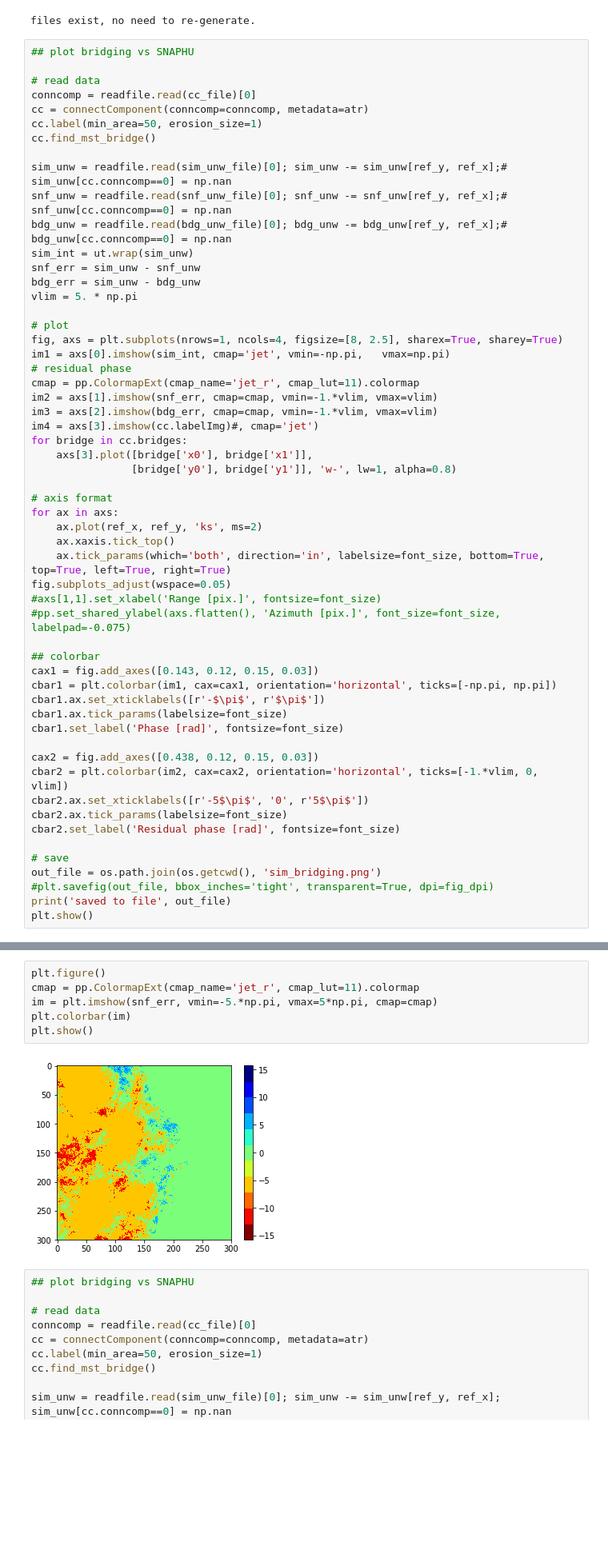
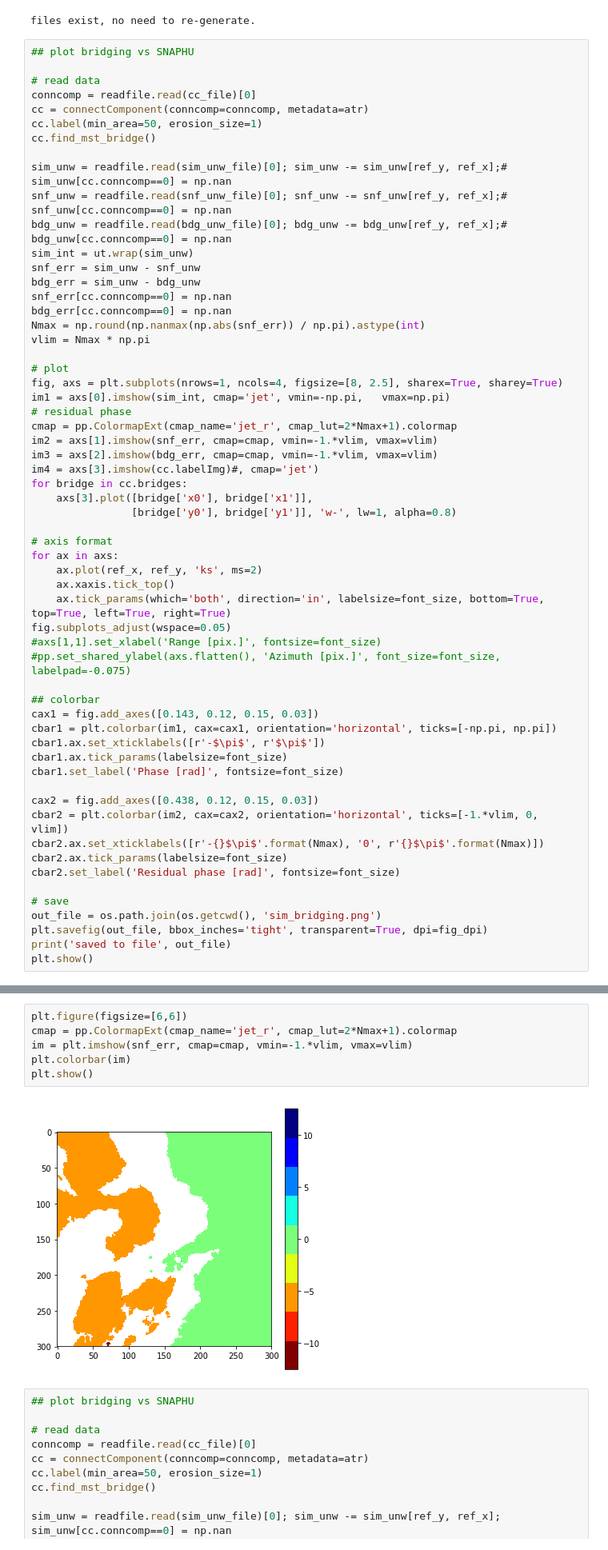
Before and after one commit to geodesymiami/Yunjun_et_al-2019-MintPy, a Jupyter notebook: Fig_02_sim_bridging.ipynb, the cells around one changed output, grey strips where cells are left out. Shown at 80% size. Cells and saved outputs as stored; diff of their text form; blank space fills up the shorter version.

```diff
--- a/Fig_02_sim_bridging.ipynb
+++ b/Fig_02_sim_bridging.ipynb
@@ -233,13 +233,16 @@ bdg_unw = readfile.read(bdg_unw_file)[0]; bdg_unw -= bdg_unw[ref_y, ref_x];# bdg
 sim_int = ut.wrap(sim_unw)
 snf_err = sim_unw - snf_unw
 bdg_err = sim_unw - bdg_unw
-vlim = 5. * np.pi
+snf_err[cc.conncomp==0] = np.nan
+bdg_err[cc.conncomp==0] = np.nan
+Nmax = np.round(np.nanmax(np.abs(snf_err)) / np.pi).astype(int)
+vlim = Nmax * np.pi
 
 # plot
 fig, axs = plt.subplots(nrows=1, ncols=4, figsize=[8, 2.5], sharex=True, sharey=True)
 im1 = axs[0].imshow(sim_int, cmap='jet', vmin=-np.pi,   vmax=np.pi)
 # residual phase
-cmap = pp.ColormapExt(cmap_name='jet_r', cmap_lut=11).colormap
+cmap = pp.ColormapExt(cmap_name='jet_r', cmap_lut=2*Nmax+1).colormap
 im2 = axs[1].imshow(snf_err, cmap=cmap, vmin=-1.*vlim, vmax=vlim)
 im3 = axs[2].imshow(bdg_err, cmap=cmap, vmin=-1.*vlim, vmax=vlim)
 im4 = axs[3].imshow(cc.labelImg)#, cmap='jet')
@@ -265,13 +268,13 @@ cbar1.set_label('Phase [rad]', fontsize=font_size)
 
 cax2 = fig.add_axes([0.438, 0.12, 0.15, 0.03])
 cbar2 = plt.colorbar(im2, cax=cax2, orientation='horizontal', ticks=[-1.*vlim, 0, vlim])
-cbar2.ax.set_xticklabels([r'-5$\pi$', '0', r'5$\pi$'])
+cbar2.ax.set_xticklabels([r'-{}$\pi$'.format(Nmax), '0', r'{}$\pi$'.format(Nmax)])
 cbar2.ax.tick_params(labelsize=font_size)
 cbar2.set_label('Residual phase [rad]', fontsize=font_size)
 
 # save
 out_file = os.path.join(os.getcwd(), 'sim_bridging.png')
-#plt.savefig(out_file, bbox_inches='tight', transparent=True, dpi=fig_dpi)
+plt.savefig(out_file, bbox_inches='tight', transparent=True, dpi=fig_dpi)
 print('saved to file', out_file)
 plt.show()
 # %% [output]
@@ -280,11 +287,11 @@ saved to file /Users/yunjunz/development/python/2019_RSE_PYSAR/sim_bridging/300u
 # %%
-plt.figure()
-cmap = pp.ColormapExt(cmap_name='jet_r', cmap_lut=11).colormap
-im = plt.imshow(snf_err, vmin=-5.*np.pi, vmax=5*np.pi, cmap=cmap)
+plt.figure(figsize=[6,6])
+cmap = pp.ColormapExt(cmap_name='jet_r', cmap_lut=2*Nmax+1).colormap
+im = plt.imshow(snf_err, cmap=cmap, vmin=-1.*vlim, vmax=vlim)
 plt.colorbar(im)
 plt.show()
 # %% [output]
-[figure, old version]
+[figure, new version]
 # %%
 ## plot bridging vs SNAPHU
 
```
Also changed, not shown: parts of 2 cells of this notebook, 4 other files.
